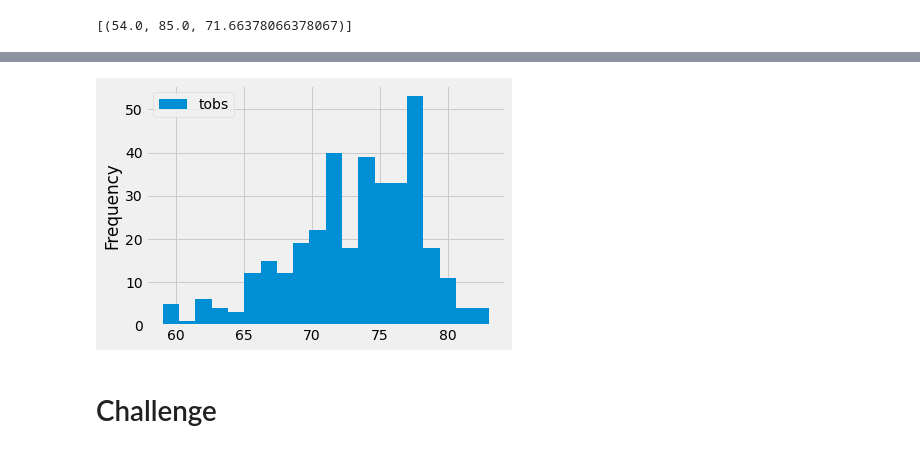
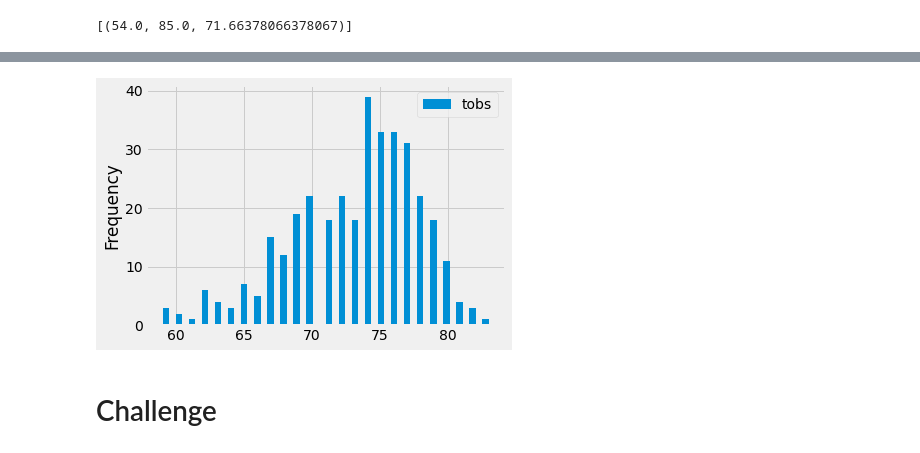
Before and after one commit to clminter/surfs_up, a Jupyter notebook: climate_analysis.ipynb, the cells around one changed output, grey strips where cells are left out. Saved outputs shown, nothing was run; the diff lists cells and outputs as text; code cells hidden in the pictures.

```diff
--- a/climate_analysis.ipynb
+++ b/climate_analysis.ipynb
@@ -129,10 +131,10 @@ print(df.to_string(index=False))
  76.0
  79.0
 # %%
-df.plot.hist(bins=20)
+df.plot.hist(bins=50)
 plt.tight_layout()
 # %% [output]
-[figure, old version]
+[figure, new version]
 # %%
 # Write a function called `calc_temps` that will accept start date and end date in the format '%Y-%m-%d'
 # and return the minimum, average, and maximum temperatures for that range of dates
```
Also changed, not shown: parts of 1 cell of this notebook, 1 other file.
